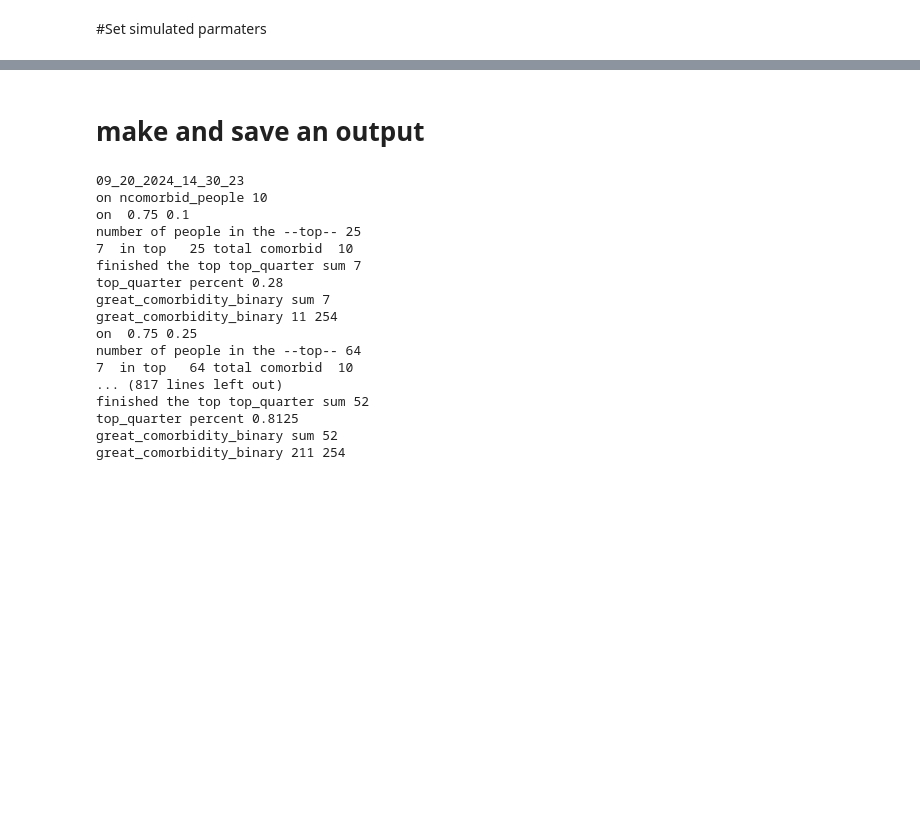
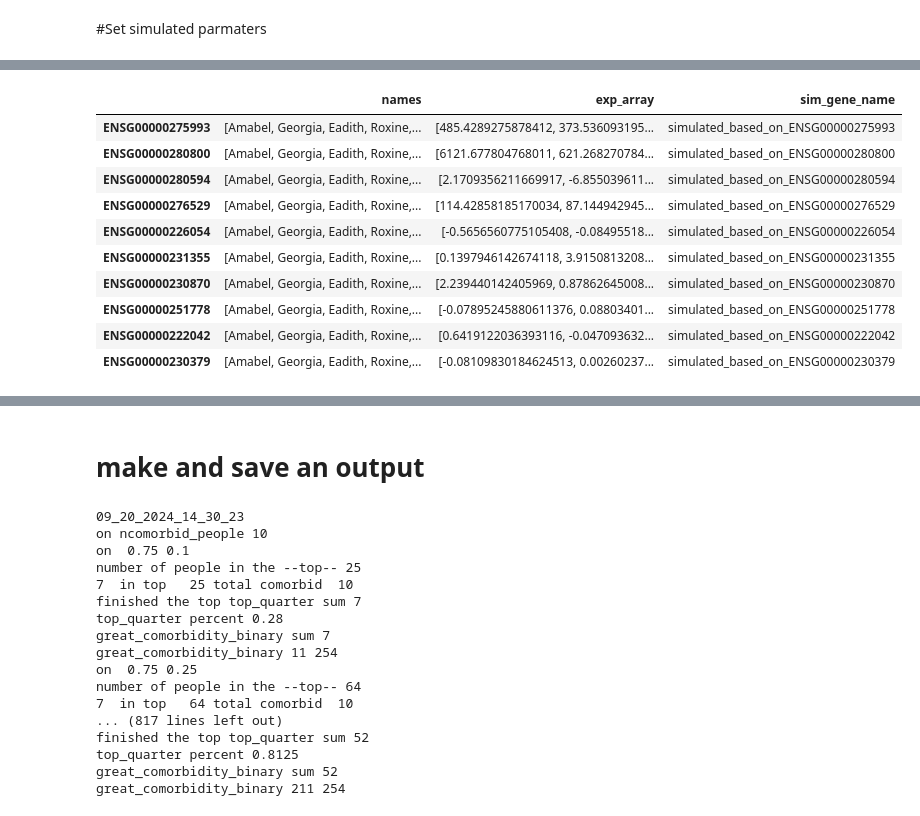
Before and after one commit to reza610/psea, a Jupyter notebook: notebook_examples/simulateddata-bothdirs.ipynb, the cells around one changed output, grey strips where cells are left out. Drawn from its saved outputs; the diff is of its cells as text; code cells hidden in the pictures; blank space fills up the shorter version.

```diff
--- a/notebook_examples/simulateddata-bothdirs.ipynb
+++ b/notebook_examples/simulateddata-bothdirs.ipynb
@@ -118,3 +103,8 @@ fig.show()
+# %%
+# Select a random sample of names from namesdf
+random_names = namesdf.sample(n=total_people, replace=False)
+
+random_names["name"] = random_names.index
 # %% [markdown]
 #Set simulated parmaters
 # %%
@@ -131,0 +171,15 @@ namesdf = pd.read_csv(indir+names, names=["Patient"])
+# %%
+simulated_gene_exp_df_long = simulated_gene_exp_df.explode(["names", "exp_array"])
+simulated_gene_exp_df_long
+# %% [output]
+|  | names | exp_array | sim_gene_name |
+| ENSG00000275993 | [Amabel, Georgia, Eadith, Roxine,... | [485.4289275878412, 373.536093195... | simulated_based_on_ENSG00000275993 |
+| ENSG00000280800 | [Amabel, Georgia, Eadith, Roxine,... | [6121.677804768011, 621.268270784... | simulated_based_on_ENSG00000280800 |
+| ENSG00000280594 | [Amabel, Georgia, Eadith, Roxine,... | [2.1709356211669917, -6.855039611... | simulated_based_on_ENSG00000280594 |
+| ENSG00000276529 | [Amabel, Georgia, Eadith, Roxine,... | [114.42858185170034, 87.144942945... | simulated_based_on_ENSG00000276529 |
+| ENSG00000226054 | [Amabel, Georgia, Eadith, Roxine,... | [-0.5656560775105408, -0.08495518... | simulated_based_on_ENSG00000226054 |
+| ENSG00000231355 | [Amabel, Georgia, Eadith, Roxine,... | [0.1397946142674118, 3.9150813208... | simulated_based_on_ENSG00000231355 |
+| ENSG00000230870 | [Amabel, Georgia, Eadith, Roxine,... | [2.239440142405969, 0.87862645008... | simulated_based_on_ENSG00000230870 |
+| ENSG00000251778 | [Amabel, Georgia, Eadith, Roxine,... | [-0.07895245880611376, 0.08803401... | simulated_based_on_ENSG00000251778 |
+| ENSG00000222042 | [Amabel, Georgia, Eadith, Roxine,... | [0.6419122036393116, -0.047093632... | simulated_based_on_ENSG00000222042 |
+| ENSG00000230379 | [Amabel, Georgia, Eadith, Roxine,... | [-0.08109830184624513, 0.00260237... | simulated_based_on_ENSG00000230379 |
```
Also changed, not shown: parts of 19 cells of this notebook.
